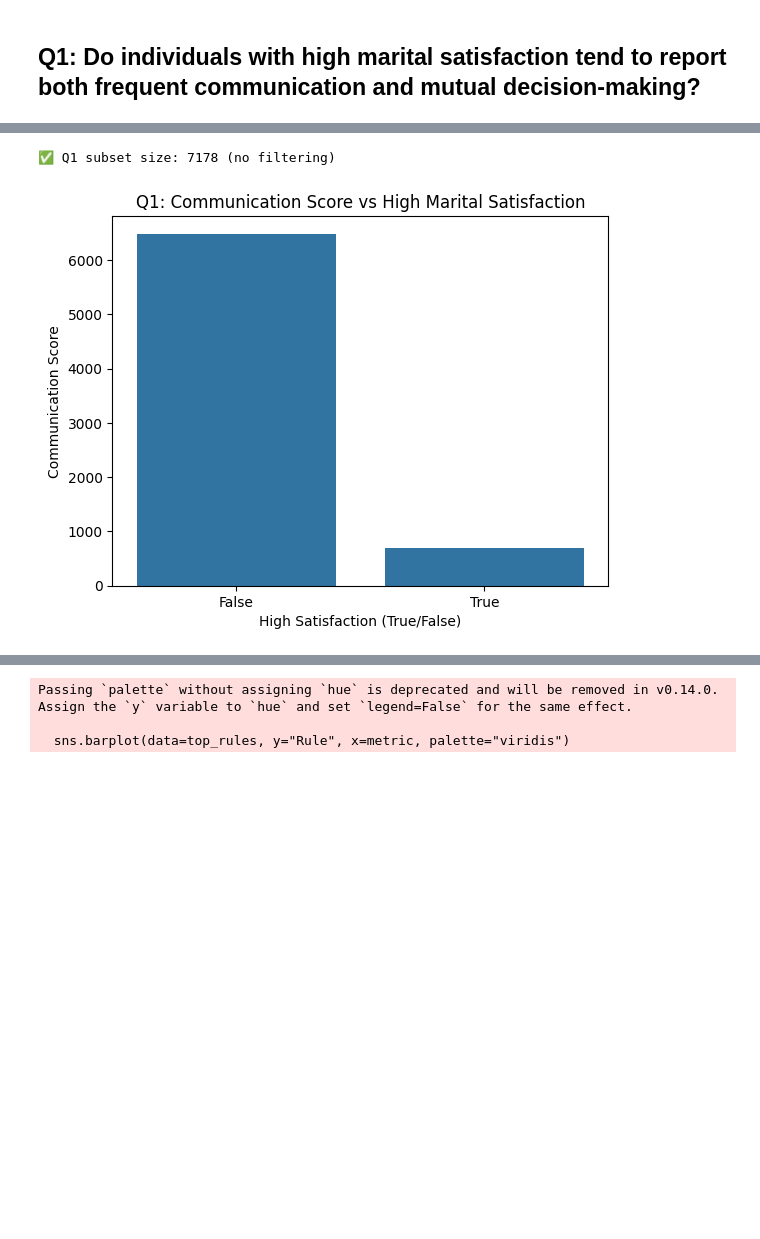
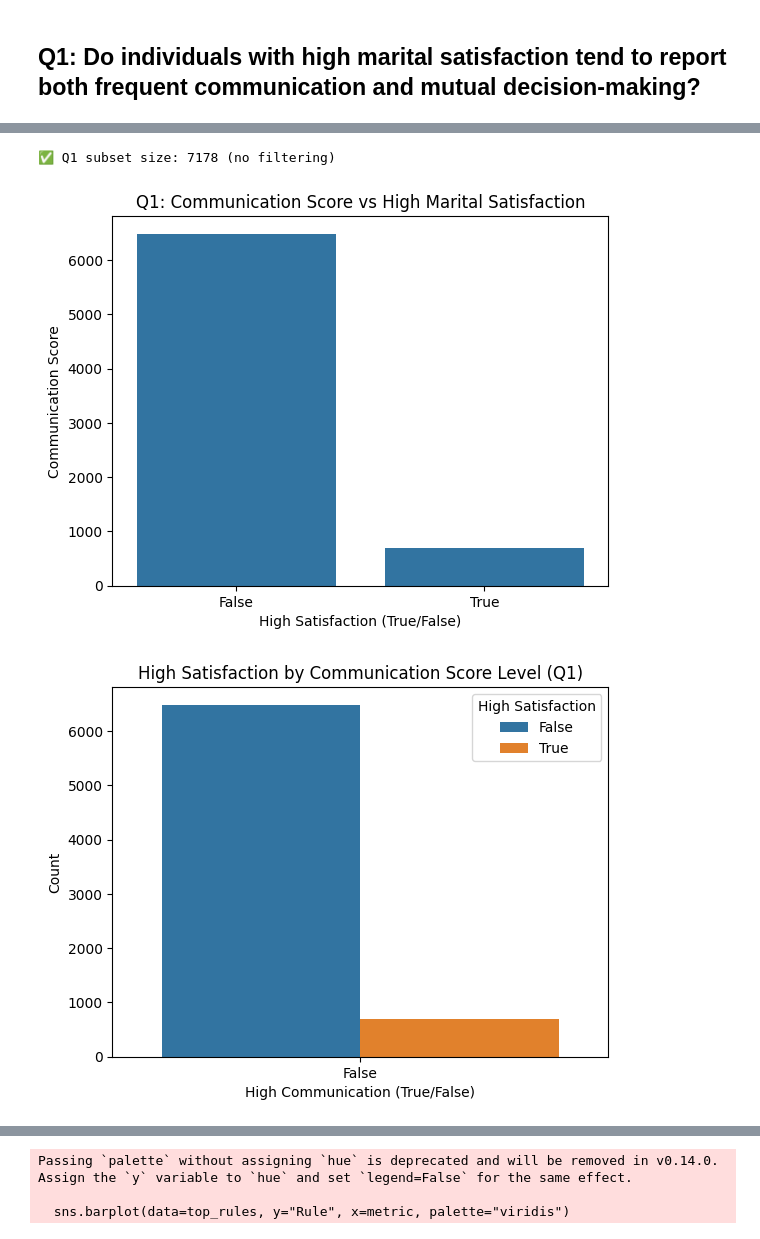
Before and after one commit to JiaJun0207/DataMiningAssignment, a Jupyter notebook: TT2L_G1.ipynb, the cells around one changed output, grey strips where cells are left out. Drawn from its saved outputs; the diff is of its cells as text; code cells hidden in the pictures; blank space fills up the shorter version.

```diff
--- a/TT2L_G1.ipynb
+++ b/TT2L_G1.ipynb
@@ -164,18 +255,35 @@ def mine_rules(transactions, min_support=0.03):
 # %%
 # Communication score (used across multiple questions)
 df["Communication_Score"] = df[["Love1", "Love2", "Love3", "Love4", "Love5"]].mean(axis=1)
 df["Pension"] = df["Pension"].fillna(0)
 
 # Q1: High satisfaction vs communication
 df["High_Satisfaction"] = df["Material_status"] >= 4
 df["Comm_High"] = df["Communication_Score"] >= 6
+df["Decide_Score"] = df[["KMSS1", "KMSS2", "KMSS3"]].mean(axis=1)
+df["Decide_High"] = df["Decide_Score"] >= 6
 
 print(f"\n✅ Q1 subset size: {df.shape[0]} (no filtering)")
 sns.countplot(x="High_Satisfaction", data=df)
 plt.title("Q1: Communication Score vs High Marital Satisfaction")
 plt.xlabel("High Satisfaction (True/False)")
 plt.ylabel("Communication Score")
 plt.show()
+
+sns.countplot(data=df, x="Comm_High", hue="High_Satisfaction")
+plt.title("High Satisfaction by Communication Score Level (Q1)")
+plt.xlabel("High Communication (True/False)")
+plt.ylabel("Count")
+plt.legend(title="High Satisfaction")
+plt.show()
+
+sns.countplot(data=df, x="Decide_High", hue="High_Satisfaction")
+plt.title("High Satisfaction by Decision-Making Level (Q1)")
+plt.xlabel("High Decision-Making (True/False)")
+plt.ylabel("Count")
+plt.legend(title="High Satisfaction")
+plt.show()
 # %% [output]
 ✅ Q1 subset size: 7178 (no filtering)
 [figure]
+[figure, added]
```
Also changed, not shown: parts of 22 cells of this notebook.
